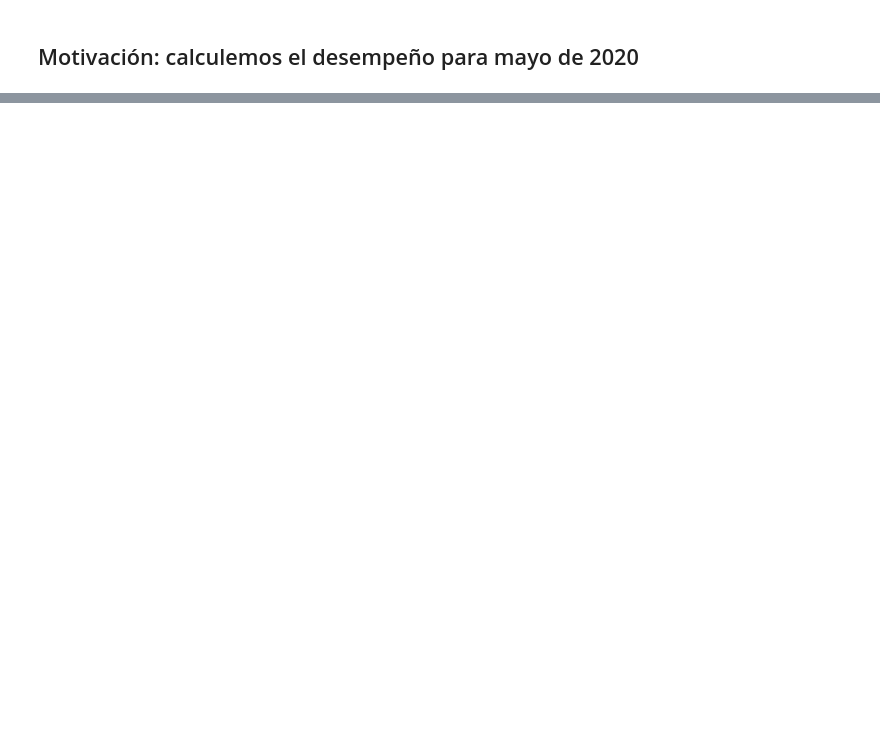
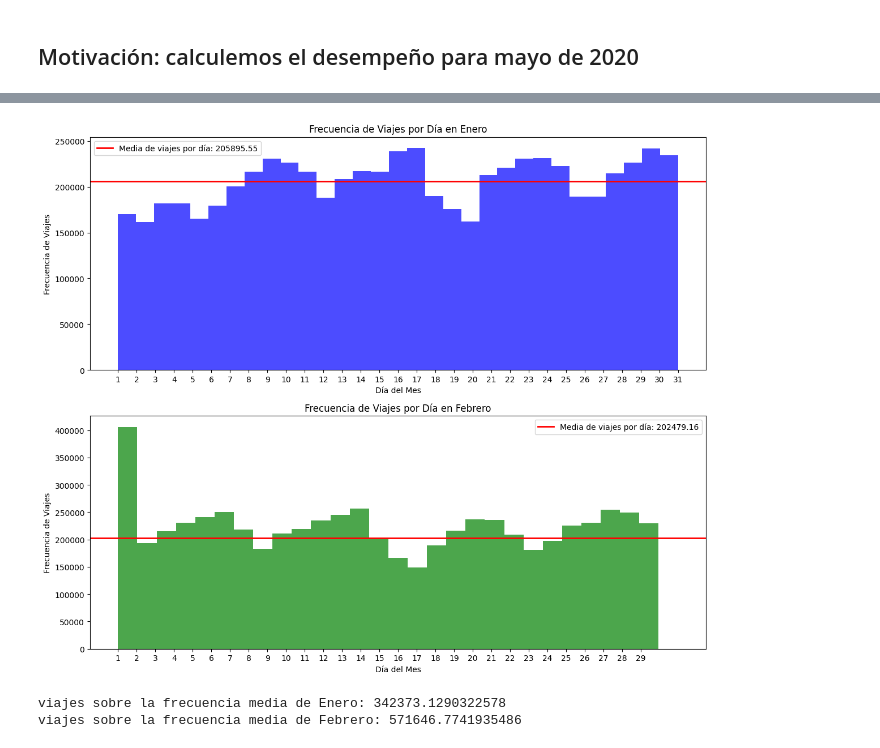
Before and after one commit to Heimdallgg/tarea1_DP, a Jupyter notebook: 1.0_AHV_taxi_model.ipynb, the cells around one changed output, grey strips where cells are left out. Cells and saved outputs as stored; diff of their text form; code cells hidden in the pictures; blank space fills up the shorter version.

```diff
--- a/1.0_AHV_taxi_model.ipynb
+++ b/1.0_AHV_taxi_model.ipynb
@@ -141,3 +135,5 @@ taxi_train = preprocess(df=taxi, target_col=target_col)
 print(f'Num rows: {len(taxi_train)}, Size: {taxi_train.memory_usage(deep=True).sum() / 1e9} GB')
 # %% [output]
 Num rows: 6382762, Size: 0.357434804 GB
+# %%
+taxi_train_enero = taxi_train
@@ -254,10 +258,10 @@ loaded_rfc.predict_proba(taxi_test.head(1)[features].iloc[0].values.reshape(1, -
 ## Motivación: calculemos el desempeño para mayo de 2020
 # %%
 taxi_may= pd.read_parquet('https://d37ci6vzurychx.cloudfront.net/trip-data/yellow_tripdata_2020-04.parquet')
-taxi_test = preprocess(taxi_may, target_col=target_col)
-taxi_test.head()
+taxi_test_mayo = preprocess(taxi_may, target_col=target_col)
+taxi_test_mayo.head()
 
-preds_test = loaded_rfc.predict_proba(taxi_test[features])
+preds_test = loaded_rfc.predict_proba(taxi_test_mayo[features])
 preds_test_labels = [p[1] for p in preds_test.round()]
-print(f'F1: {f1_score(taxi_test[target_col], preds_test_labels)}')
+print(f'F1: {f1_score(taxi_test_mayo[target_col], preds_test_labels)}')
 # %% [output]
@@ -264,0 +299,56 @@ F1: 0.5154740311166747
+# %%
+import matplotlib.pyplot as plt
+import pandas as pd
+
+# Suponiendo que taxi_train_enero y taxi_test son tus DataFrames para enero y febrero
+
+# Extraer el día del mes de la fecha de bajada
+taxi_train_enero['day_of_month'] = taxi_train_enero['tpep_dropoff_datetime'].dt.day
+taxi_test['day_of_month'] = taxi_test['tpep_dropoff_datetime'].dt.day
+
+# Calcular las frecuencias diarias y la media de estas frecuencias para cada mes
+daily_freq_enero = taxi_train_enero['day_of_month'].value_counts().sort_index()
+mean_freq_enero = daily_freq_enero.mean()
+
+daily_freq_febrero = taxi_test['day_of_month'].value_counts().sort_index()
+mean_freq_febrero = daily_freq_febrero.mean()
+
+# Crear la figura y los ejes para los histogramas
+fig, ax = plt.subplots(2, 1, figsize=(12, 10))  # 2 filas, 1 columna
+
+# Histograma para enero
+ax[0].hist(taxi_train_enero['day_of_month'], bins=31, alpha=0.7, color='blue')
+ax[0].axhline(mean_freq_enero, color='red', linewidth=2, label=f'Media de viajes por día: {mean_freq_enero:.2f}')
+ax[0].set_title('Frecuencia de Viajes por Día en Enero')
+ax[0].set_xlabel('Día del Mes')
+ax[0].set_ylabel('Frecuencia de Viajes')
+ax[0].set_xticks(range(1, 32))  # Asegurando que los ticks sean para cada día
+ax[0].legend()
+
+# Histograma para febrero
+ax[1].hist(taxi_test['day_of_month'], bins=29, alpha=0.7, color='green')  # Febrero puede tener 28 o 29 días
+ax[1].axhline(mean_freq_febrero, color='red', linewidth=2, label=f'Media de viajes por día: {mean_freq_febrero:.2f}')
+ax[1].set_title('Frecuencia de Viajes por Día en Febrero')
+ax[1].set_xlabel('Día del Mes')
+ax[1].set_ylabel('Frecuencia de Viajes')
+ax[1].set_xticks(range(1, 30))
+ax[1].legend()
+
+plt.tight_layout()
+plt.show()
+# %% [output]
+[figure, added]
+# %%
+# Identificar los días que exceden la media y calcular la suma de las áreas para Enero
+excess_enero = daily_freq_enero[daily_freq_enero > mean_freq_enero]
+sum_excess_enero = (excess_enero - mean_freq_enero).sum()
+
+# Identificar los días que exceden la media y calcular la suma de las áreas para Febrero
+excess_febrero = daily_freq_febrero[daily_freq_febrero > mean_freq_febrero]
+sum_excess_febrero = (excess_febrero - mean_freq_febrero).sum()
+
+print(f"viajes sobre la frecuencia media de Enero: {sum_excess_enero}")
+print(f"viajes sobre la frecuencia media de Febrero: {sum_excess_febrero}")
+# %% [output]
+viajes sobre la frecuencia media de Enero: 342373.1290322578
+viajes sobre la frecuencia media de Febrero: 571646.7741935486
```
Also changed, not shown: parts of 23 cells of this notebook.
